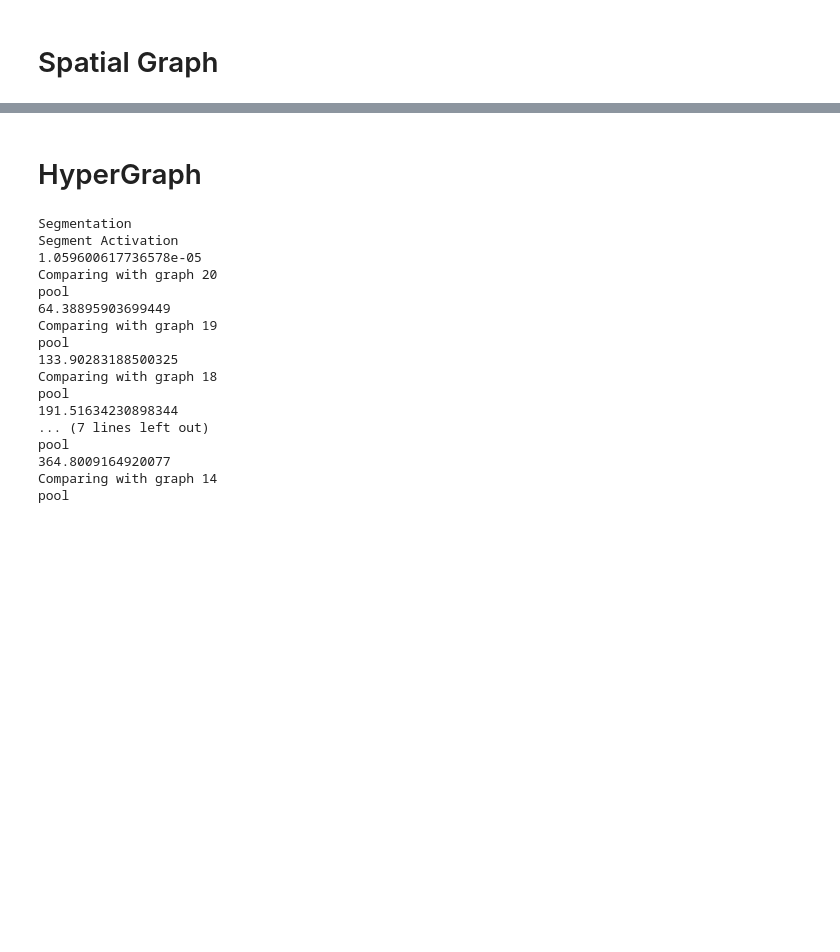
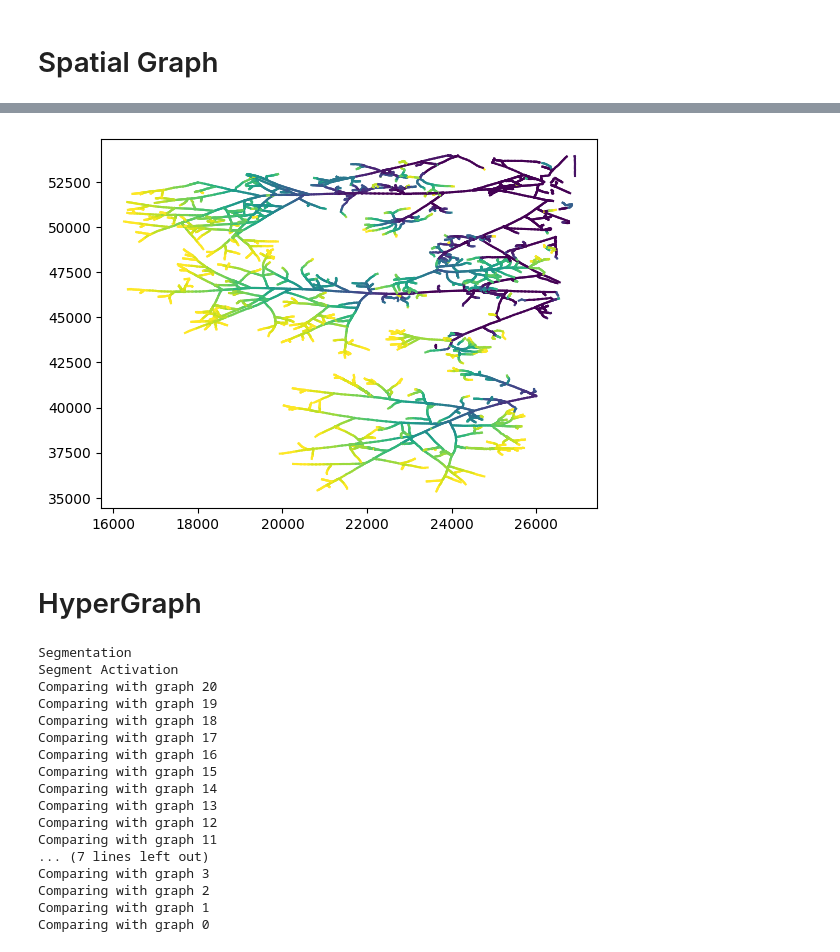
Before and after one commit to amin942001/STHype, a Jupyter notebook: examples/amftrack.ipynb, the cells around one changed output, grey strips where cells are left out. Saved outputs shown, nothing was run; the diff lists cells and outputs as text; code cells hidden in the pictures; blank space fills up the shorter version.

Commit message:
SpatialTemporalGraph

```diff
--- a/examples/amftrack.ipynb
+++ b/examples/amftrack.ipynb
@@ -23,7 +26,8 @@ directory = os.fsencode(str_directory)
 for file in os.listdir(directory):
     filename = os.fsdecode(file)
     file_path = os.path.join(str_directory, filename)
-    graphs.append((filename, pickle.load(open(file_path, 'rb'))))
+    if filename.endswith('pickle'):
+        graphs.append((filename, pickle.load(open(file_path, 'rb'))))
 
 graphs.sort()
 graphs = [graph for _, graph in graphs]
@@ -52,0 +59,2 @@ spatial_graphs = [SpatialGraph(graph) for graph in graphs]
+# %%
+spatial_temporal_graphs = spatial_temporal_graph_from_spatial_graphs(spatial_graphs, np.arange(len(spatial_graphs)), verbose=1)
@@ -53,22 +79,35 @@ spatial_graphs = [SpatialGraph(graph) for graph in graphs]
+# %%
+from shapely import LineString
+from shapely.plotting import plot_line
+from matplotlib import cm
+
+positions = nx.get_node_attributes(spatial_temporal_graphs, 'position')
+for node1, node2, edge_data in spatial_temporal_graphs.edges(data=True):
+    color = cm.viridis(edge_data['activation']/(len(spatial_graphs)-1))
+    position1, position2 = positions[node1], positions[node2]
+    x1, y1, x2, y2 = position1.x, position1.y, position2.x, position2.y
+    plt.plot([x1, x2], [y1, y2], color=color)
+# %% [output]
+[figure, added]
 # %% [markdown]
 # HyperGraph
 # %%
-hypergraph_from_spatial_graphs(spatial_graphs, np.arange(len(spatial_graphs)), verbose=1)
+h = hypergraph_from_spatial_graphs(spatial_graphs, np.arange(len(spatial_graphs)), verbose=1)
 # %% [output]
 Segmentation
 Segment Activation
-1.059600617736578e-05
 Comparing with graph 20
-pool
-64.38895903699449
 Comparing with graph 19
-pool
-133.90283188500325
 Comparing with graph 18
-pool
-191.51634230898344
+Comparing with graph 17
+Comparing with graph 16
+Comparing with graph 15
+Comparing with graph 14
+Comparing with graph 13
+Comparing with graph 12
+Comparing with graph 11
 ... (7 lines left out)
-pool
-364.8009164920077
-Comparing with graph 14
-pool
+Comparing with graph 3
+Comparing with graph 2
+Comparing with graph 1
+Comparing with graph 0
```
Also changed, not shown: parts of 17 cells of this notebook, 4 other files.
